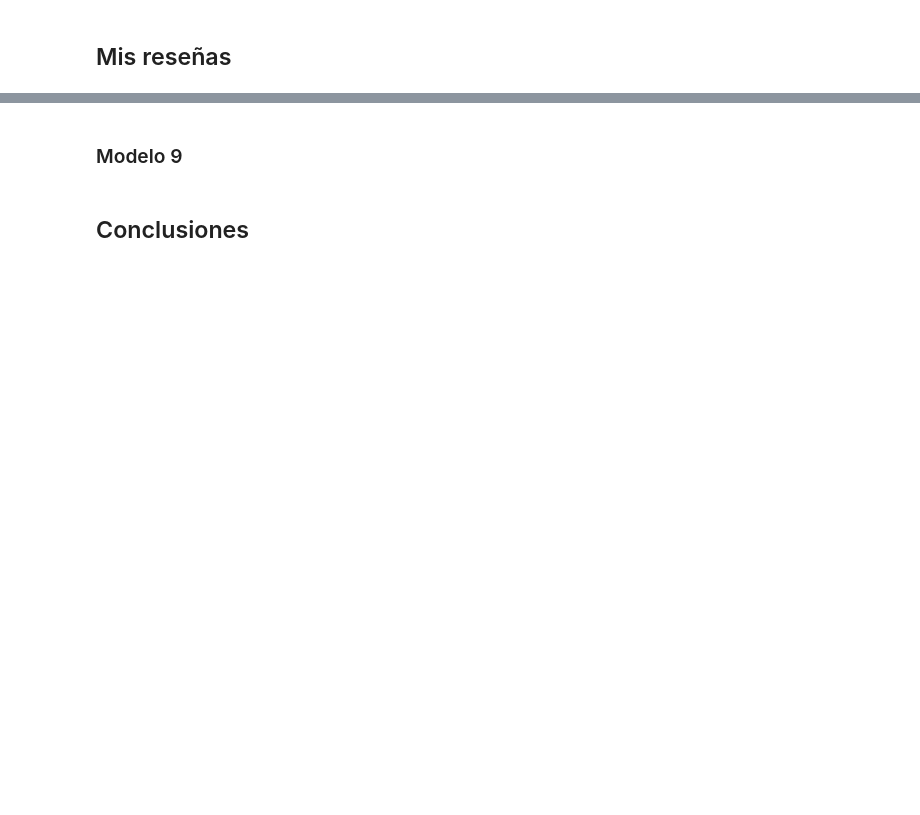
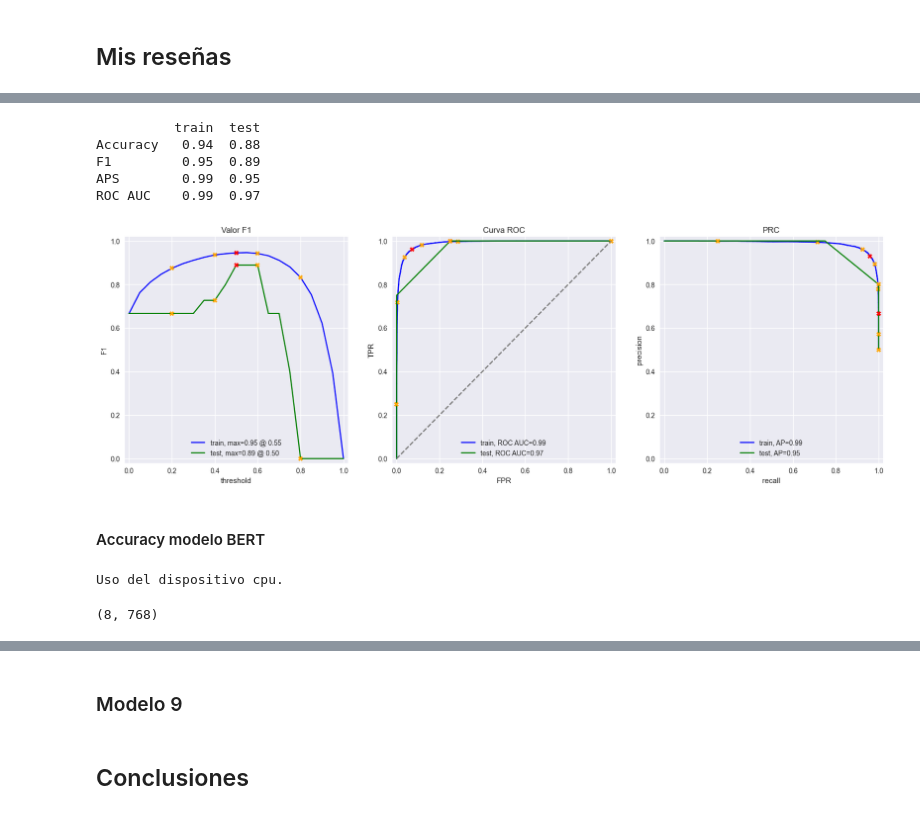
Before and after one commit to roman-correa/bert, a Jupyter notebook: notebook_(16_project).ipynb, the cells around one changed output, grey strips where cells are left out. Saved outputs shown, nothing was run; the diff lists cells and outputs as text; code cells hidden in the pictures; blank space fills up the shorter version.

```diff
--- a/notebook_(16_project).ipynb
+++ b/notebook_(16_project).ipynb
@@ -807,0 +793,3 @@ for i, review in enumerate(texts.str.slice(0, 100)):
+# %%
+
+my_reviews['review_lemmatized'] = my_reviews['review_norm'].apply(text_preprocessing_3)
@@ -807,0 +803,20 @@ for i, review in enumerate(texts.str.slice(0, 100)):
+# %%
+sal_test_b = model_spa.predict(X_test_b)
+#print(f'Accuracy model_b: {metrics.accuracy_score(my_reviews["pos"], sal_test_b):.2f}   ')
+evaluate_model(model_spa, X_train_tf_idf_spa, df_reviews_train['pos'], X_test_b, my_reviews['pos'])
+# %% [output]
+          train  test
+Accuracy   0.94  0.88
+F1         0.95  0.89
+APS        0.99  0.95
+ROC AUC    0.99  0.97
+[figure, added]
+# %% [markdown]
+#### Accuracy modelo BERT
+# %%
+text_bert = my_reviews['review_lemmatized']
+X_test_c = BERT_text_to_embeddings(text_bert, force_device='cpu')
+X_test_c.shape
+# %% [output]
+Uso del dispositivo cpu.
+(8, 768)
```
Also changed, not shown: parts of 24 cells of this notebook.
